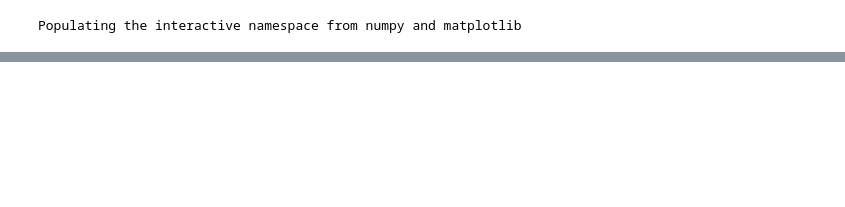
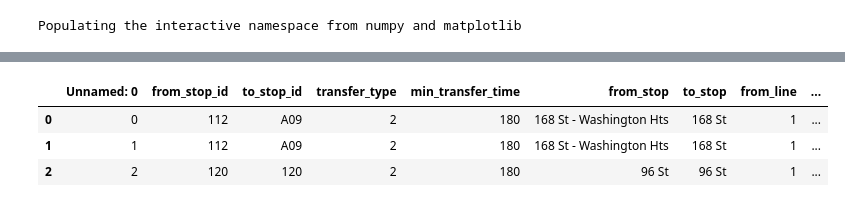
Before and after one commit to rvecsler/Network_Project, a Jupyter notebook: SettingUpNetwork.ipynb, the cells around one changed output, grey strips where cells are left out. Drawn from its saved outputs; the diff is of its cells as text; code cells hidden in the pictures; blank space fills up the shorter version.

```diff
--- a/SettingUpNetwork.ipynb
+++ b/SettingUpNetwork.ipynb
@@ -60,0 +108,9 @@ for i in range(0,len(ndata.node_id)):
+# %%
+#ADD TRANSFER WITHOUT SWIPE EDGES
+tdata = pd.read_csv("data/transfer_without_swipe.csv")
+tdata.head(3)
+# %% [output]
+|  | Unnamed: 0 | from_stop_id | to_stop_id | transfer_type | min_transfer_time | from_stop | to_stop | from_line | ... |
+| 0 | 0 | 112 | A09 | 2 | 180 | 168 St - Washington Hts | 168 St | 1 | ... |
+| 1 | 1 | 112 | A09 | 2 | 180 | 168 St - Washington Hts | 168 St | 1 | ... |
+| 2 | 2 | 120 | 120 | 2 | 180 | 96 St | 96 St | 1 | ... |
```
Also changed, not shown: parts of 28 cells of this notebook.
